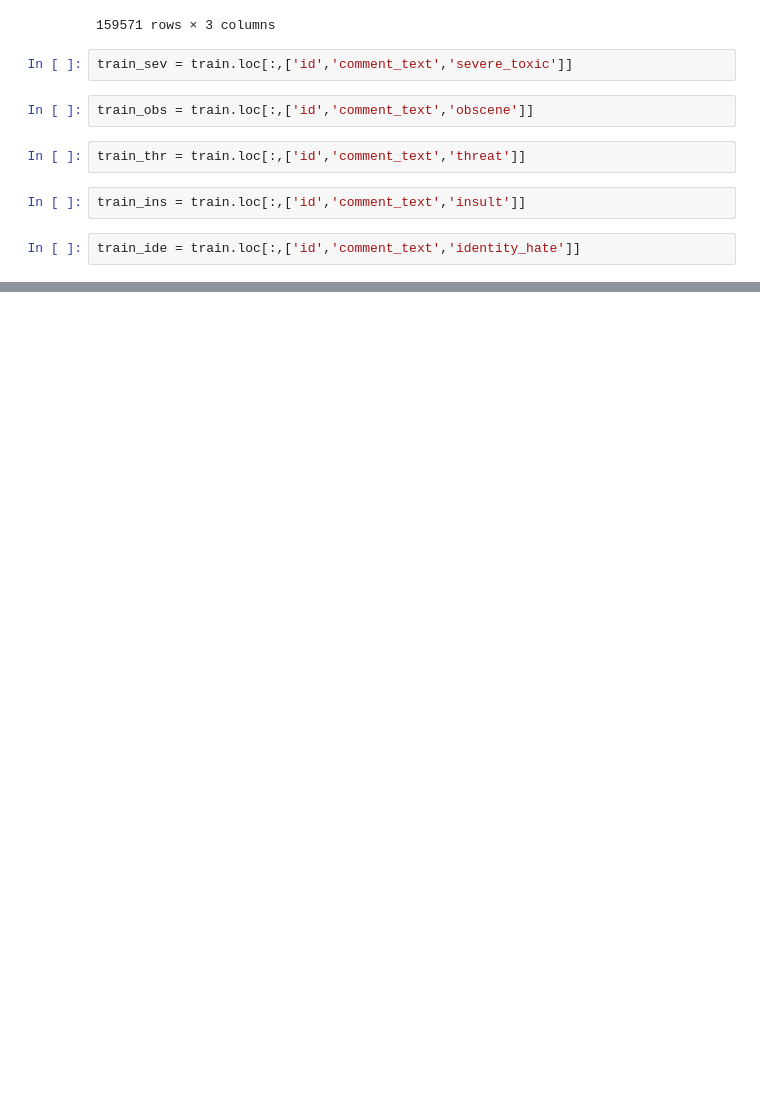
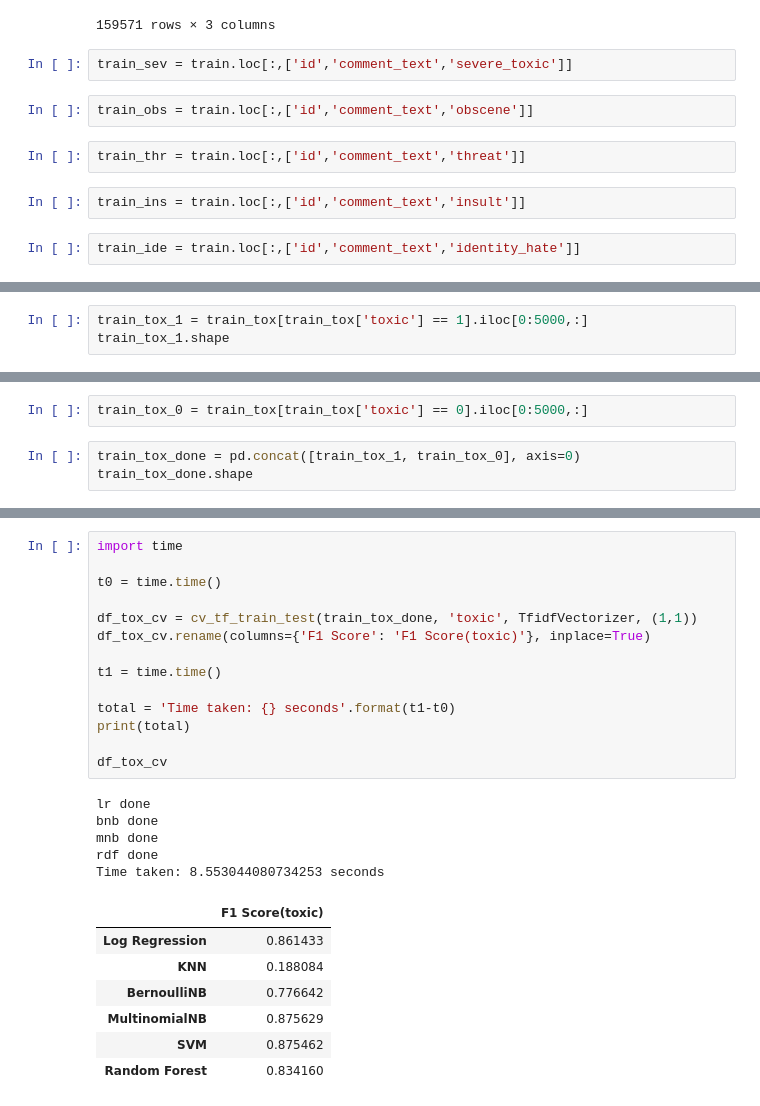
Before and after one commit to amiruddinsaifi/Technocolabs, a Jupyter notebook: toxic comment classification.ipynb, the cells around one changed output, grey strips where cells are left out. Cells and saved outputs as stored; diff of their text form; blank space fills up the shorter version.

```diff
--- a/toxic comment classification.ipynb
+++ b/toxic comment classification.ipynb
@@ -513,0 +519,3 @@ train_ide = train.loc[:,['id','comment_text','identity_hate']]
+# %%
+train_tox_1 = train_tox[train_tox['toxic'] == 1].iloc[0:5000,:]
+train_tox_1.shape
@@ -513,0 +524,5 @@ train_ide = train.loc[:,['id','comment_text','identity_hate']]
+# %%
+train_tox_0 = train_tox[train_tox['toxic'] == 0].iloc[0:5000,:]
+# %%
+train_tox_done = pd.concat([train_tox_1, train_tox_0], axis=0)
+train_tox_done.shape
@@ -513,0 +679,27 @@ train_ide = train.loc[:,['id','comment_text','identity_hate']]
+# %%
+import time
+
+t0 = time.time()
+
+df_tox_cv = cv_tf_train_test(train_tox_done, 'toxic', TfidfVectorizer, (1,1))
+df_tox_cv.rename(columns={'F1 Score': 'F1 Score(toxic)'}, inplace=True)
+
+t1 = time.time()
+
+total = 'Time taken: {} seconds'.format(t1-t0)
+print(total)
+
+df_tox_cv
+# %% [output]
+lr done
+bnb done
+mnb done
+rdf done
+Time taken: 8.553044080734253 seconds
+|  | F1 Score(toxic) |
+| Log Regression | 0.861433 |
+| KNN | 0.188084 |
+| BernoulliNB | 0.776642 |
+| MultinomialNB | 0.875629 |
+| SVM | 0.875462 |
+| Random Forest | 0.834160 |
```
Also changed, not shown: parts of 25 cells of this notebook.
